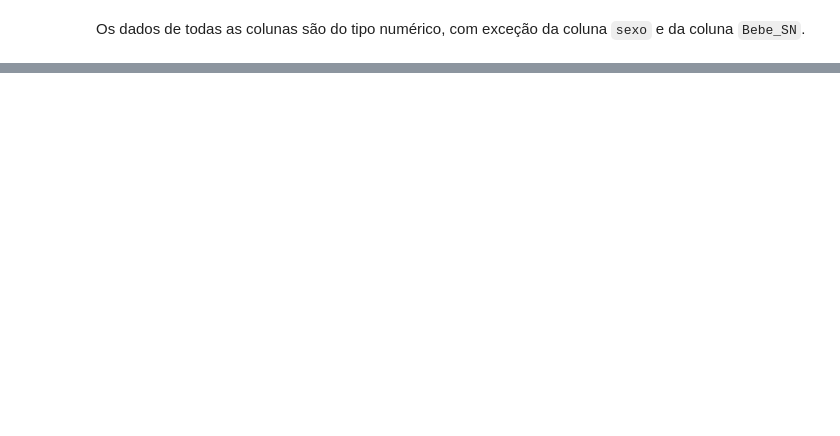
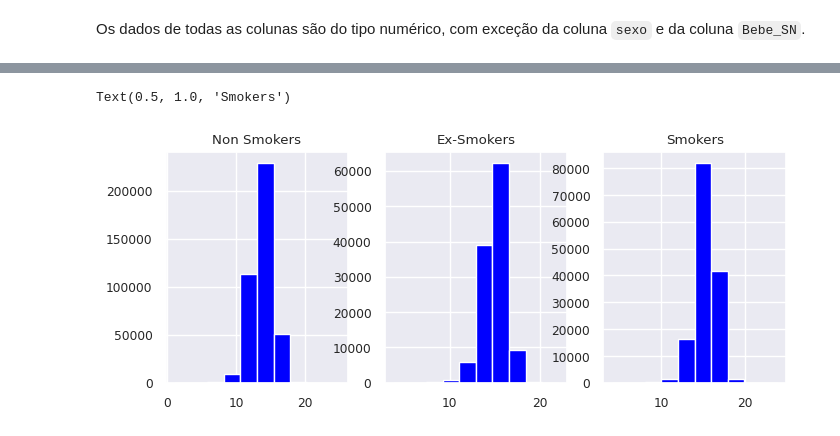
Before and after one commit to celsobrf/Projeto-Machine-Learning, a Jupyter notebook: Projeto_Machine_Learning.ipynb, the cells around one changed output, grey strips where cells are left out. Saved outputs shown, nothing was run; the diff lists cells and outputs as text; code cells hidden in the pictures; blank space fills up the shorter version.

```diff
--- a/Projeto_Machine_Learning.ipynb
+++ b/Projeto_Machine_Learning.ipynb
@@ -72,0 +151,17 @@ sns.pairplot(df)
+# %%
+non_smokers = df[df['smoking_history'] == 1.0]
+ex_smokers = df[df['smoking_history'] == 2.0]
+smokers = df[df['smoking_history'] == 3.0]
+# %%
+fig,axes = plt.subplots (nrows=1,ncols=3,figsize =(8,3))
+
+
+axes[0].hist(non_smokers['hemoglobin'],color = 'blue')
+axes[0].set_title('Non Smokers')
+axes[1].hist(ex_smokers['hemoglobin'],color = 'blue')
+axes[1].set_title('Ex-Smokers')
+axes[2].hist(smokers['hemoglobin'],color = 'blue')
+axes[2].set_title('Smokers')
+# %% [output]
+Text(0.5, 1.0, 'Smokers')
+[figure, added]
```
Also changed, not shown: parts of 18 cells of this notebook, 1 other file.
